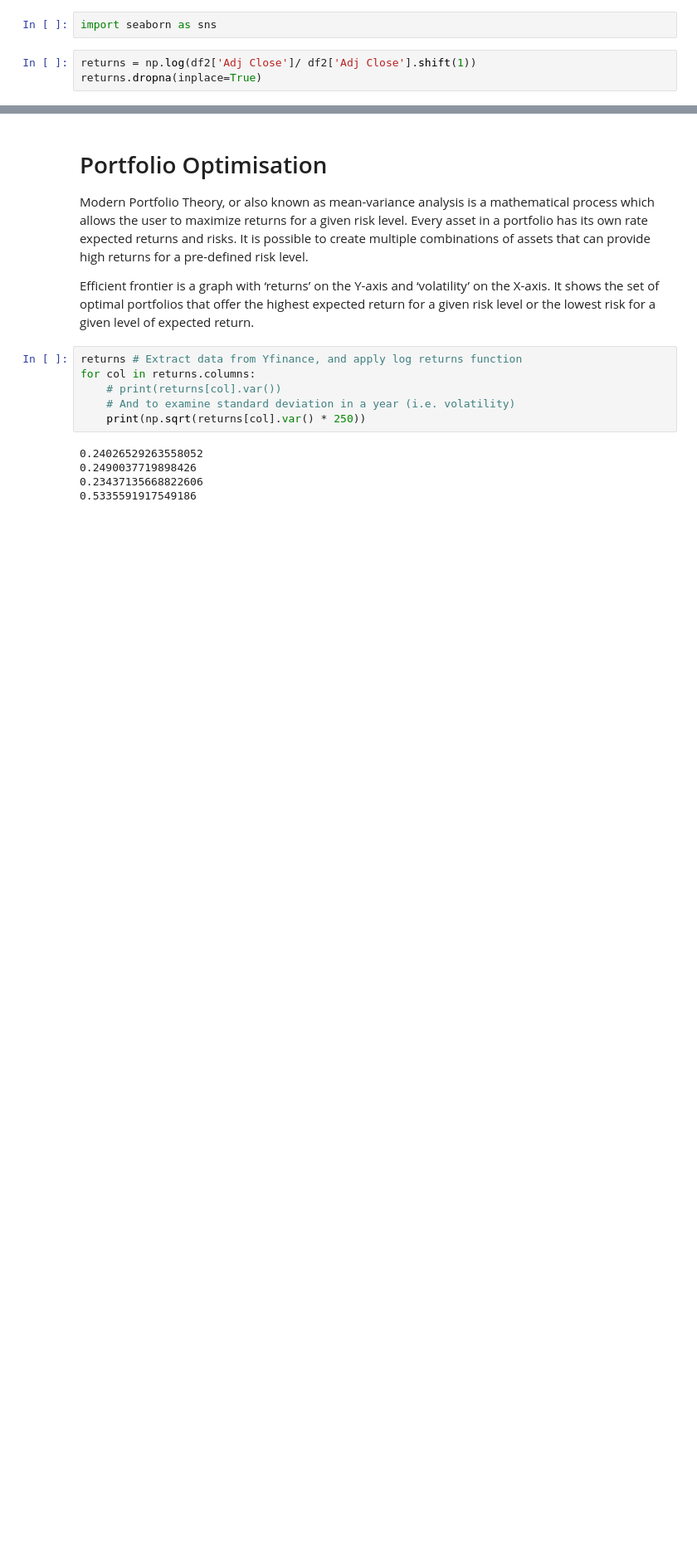
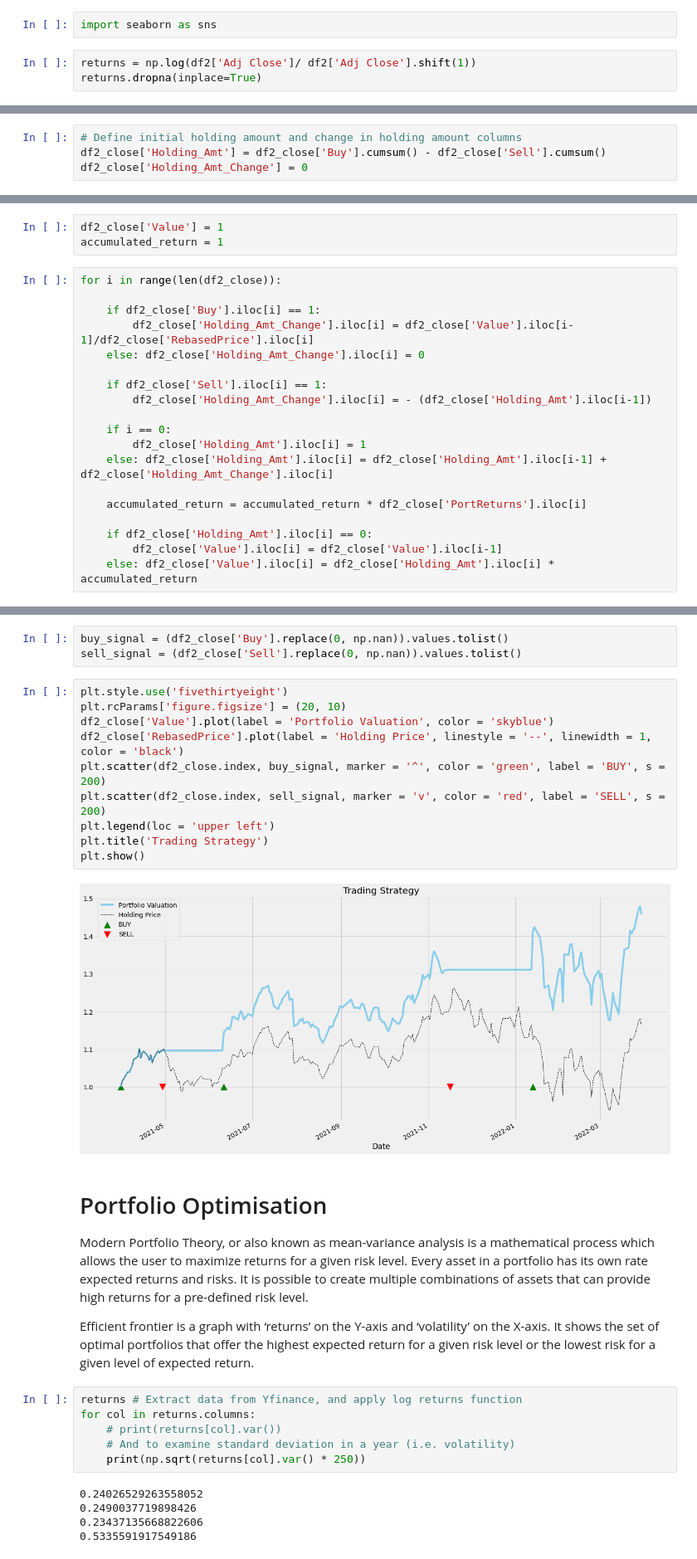
Before and after one commit to michaelmml/Financial-Data-Science, a Jupyter notebook: AlgoTradingStrategies.ipynb, the cells around one changed output, grey strips where cells are left out. Shown at 83% size. Cells and saved outputs as stored; diff of their text form; blank space fills up the shorter version.

Commit message:
Other predictors and trading strategies

```diff
--- a/AlgoTradingStrategies.ipynb
+++ b/AlgoTradingStrategies.ipynb
@@ -228,0 +182,4 @@ sns.heatmap(returns.corr(), xticklabels=returns.columns, yticklabels=returns.col
+# %%
+# Define initial holding amount and change in holding amount columns
+df2_close['Holding_Amt'] = df2_close['Buy'].cumsum() - df2_close['Sell'].cumsum()
+df2_close['Holding_Amt_Change'] = 0
@@ -228,0 +198,22 @@ sns.heatmap(returns.corr(), xticklabels=returns.columns, yticklabels=returns.col
+# %%
+df2_close['Value'] = 1
+accumulated_return = 1
+# %%
+for i in range(len(df2_close)):
+
+    if df2_close['Buy'].iloc[i] == 1:
+        df2_close['Holding_Amt_Change'].iloc[i] = df2_close['Value'].iloc[i-1]/df2_close['RebasedPrice'].iloc[i]
+    else: df2_close['Holding_Amt_Change'].iloc[i] = 0
+
+    if df2_close['Sell'].iloc[i] == 1:
+        df2_close['Holding_Amt_Change'].iloc[i] = - (df2_close['Holding_Amt'].iloc[i-1])
+
+    if i == 0:
+        df2_close['Holding_Amt'].iloc[i] = 1
+    else: df2_close['Holding_Amt'].iloc[i] = df2_close['Holding_Amt'].iloc[i-1] + df2_close['Holding_Amt_Change'].iloc[i]
+
+    accumulated_return = accumulated_return * df2_close['PortReturns'].iloc[i]
+
+    if df2_close['Holding_Amt'].iloc[i] == 0:
+        df2_close['Value'].iloc[i] = df2_close['Value'].iloc[i-1]
+    else: df2_close['Value'].iloc[i] = df2_close['Holding_Amt'].iloc[i] * accumulated_return
@@ -229,3 +237,18 @@ sns.heatmap(returns.corr(), xticklabels=returns.columns, yticklabels=returns.col
+# %%
+buy_signal = (df2_close['Buy'].replace(0, np.nan)).values.tolist()
+sell_signal = (df2_close['Sell'].replace(0, np.nan)).values.tolist()
+# %%
+plt.style.use('fivethirtyeight')
+plt.rcParams['figure.figsize'] = (20, 10)
+df2_close['Value'].plot(label = 'Portfolio Valuation', color = 'skyblue')
+df2_close['RebasedPrice'].plot(label = 'Holding Price', linestyle = '--', linewidth = 1, color = 'black')
+plt.scatter(df2_close.index, buy_signal, marker = '^', color = 'green', label = 'BUY', s = 200)
+plt.scatter(df2_close.index, sell_signal, marker = 'v', color = 'red', label = 'SELL', s = 200)
+plt.legend(loc = 'upper left')
+plt.title('Trading Strategy')
+plt.show()
+# %% [output]
+[figure, added]
 # %% [markdown]
 # Portfolio Optimisation
 
```
Also changed, not shown: parts of 67 cells of this notebook.
